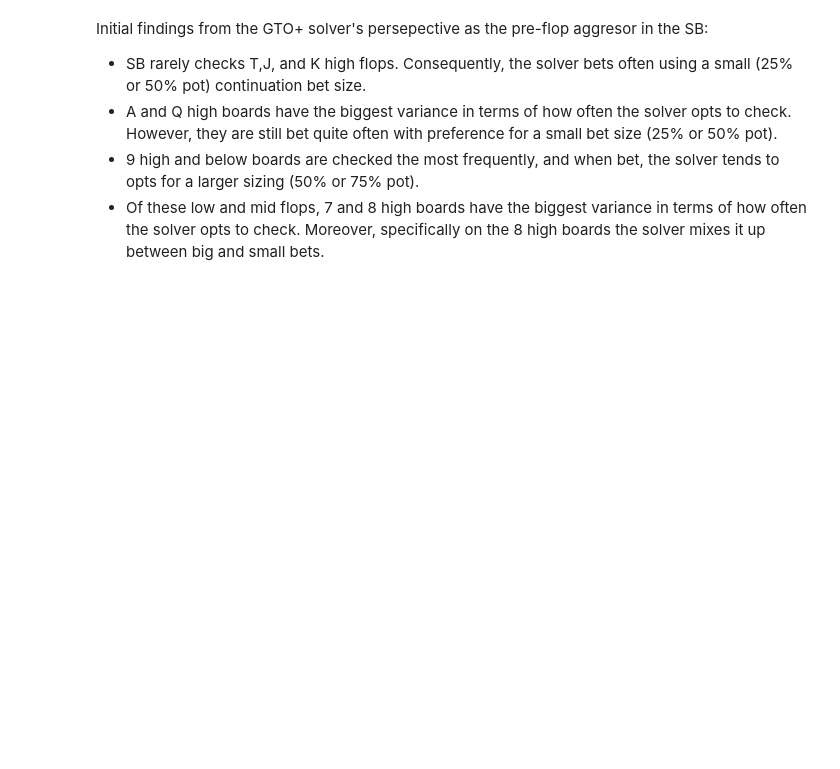
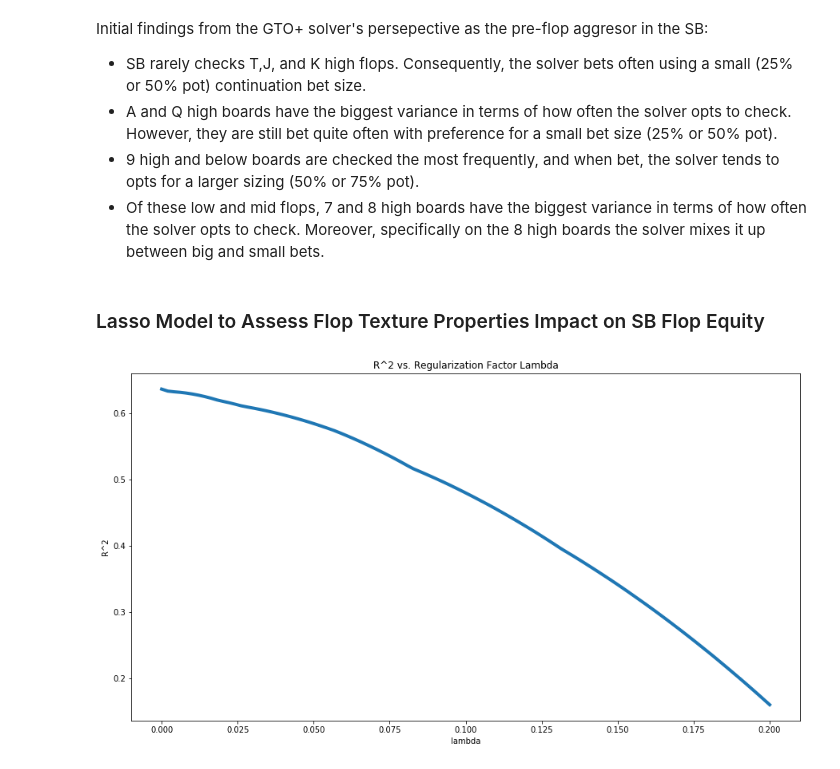
Before and after one commit to Rob-Lando/small-blind-vs-button-3betpots, a Jupyter notebook: sb_3bet_vs_bu_call.ipynb, the cells around one changed output. Cells and saved outputs as stored; diff of their text form; code cells hidden in the pictures; blank space fills up the shorter version.

```diff
--- a/sb_3bet_vs_bu_call.ipynb
+++ b/sb_3bet_vs_bu_call.ipynb
@@ -242,0 +239,36 @@ Initial findings from the GTO+ solver's persepective as the pre-flop aggresor in
+# %%
+flop_texture = df[['equity','mean_pairwise_gap','std_pairwise_gap','flop_std','flop_mean','weighted_connectedness','suitedness','pairedness','high_card_num']]
+# %% [markdown]
+### Lasso Model to Assess Flop Texture Properties Impact on SB Flop Equity
+# %%
+train_target = flop_texture['equity']
+train_features = flop_texture.loc[:,'mean_pairwise_gap':]
+
+scaler = StandardScaler()
+scaler.fit(train_features)
+train_features_scaled = scaler.transform(train_features)
+
+lasso = Lasso()
+
+alpha_range = np.linspace(0,.2,100)
+lasso.set_params(normalize=True)
+coefs_lasso  = []
+scores = []
+
+for alpha in alpha_range:
+        lasso.set_params(alpha=alpha)
+        lasso.fit(train_features_scaled,train_target)
+        coefs_lasso.append(lasso.coef_)
+        scores.append(lasso.score(train_features_scaled,train_target))
+
+coefs_lasso = pd.DataFrame(coefs_lasso, index = alpha_range, columns = train_features.columns)
+score_lasso = pd.DataFrame({'lambda':alpha_range,'R^2':scores})
+score_lasso = score_lasso.reset_index()
+# %%
+fig,ax = plt.subplots()
+fig.set_size_inches(15,8)
+sns.lineplot(data = score_lasso.reset_index(), x= 'lambda',y = 'R^2',linewidth = 4)
+plt.title('R^2 vs. Regularization Factor Lambda')
+plt.show()
+# %% [output]
+[figure, added]
```
Also changed, not shown: parts of 10 cells of this notebook.
